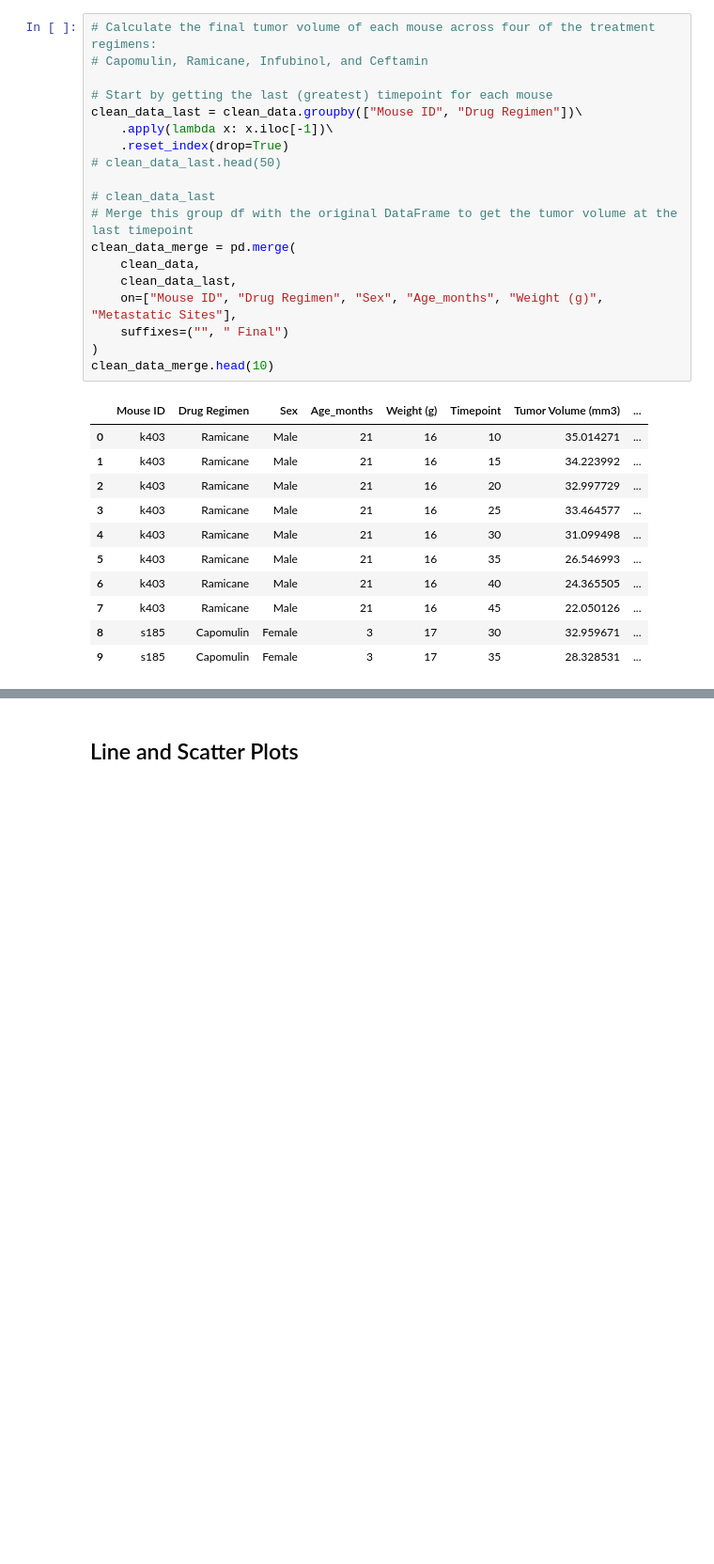
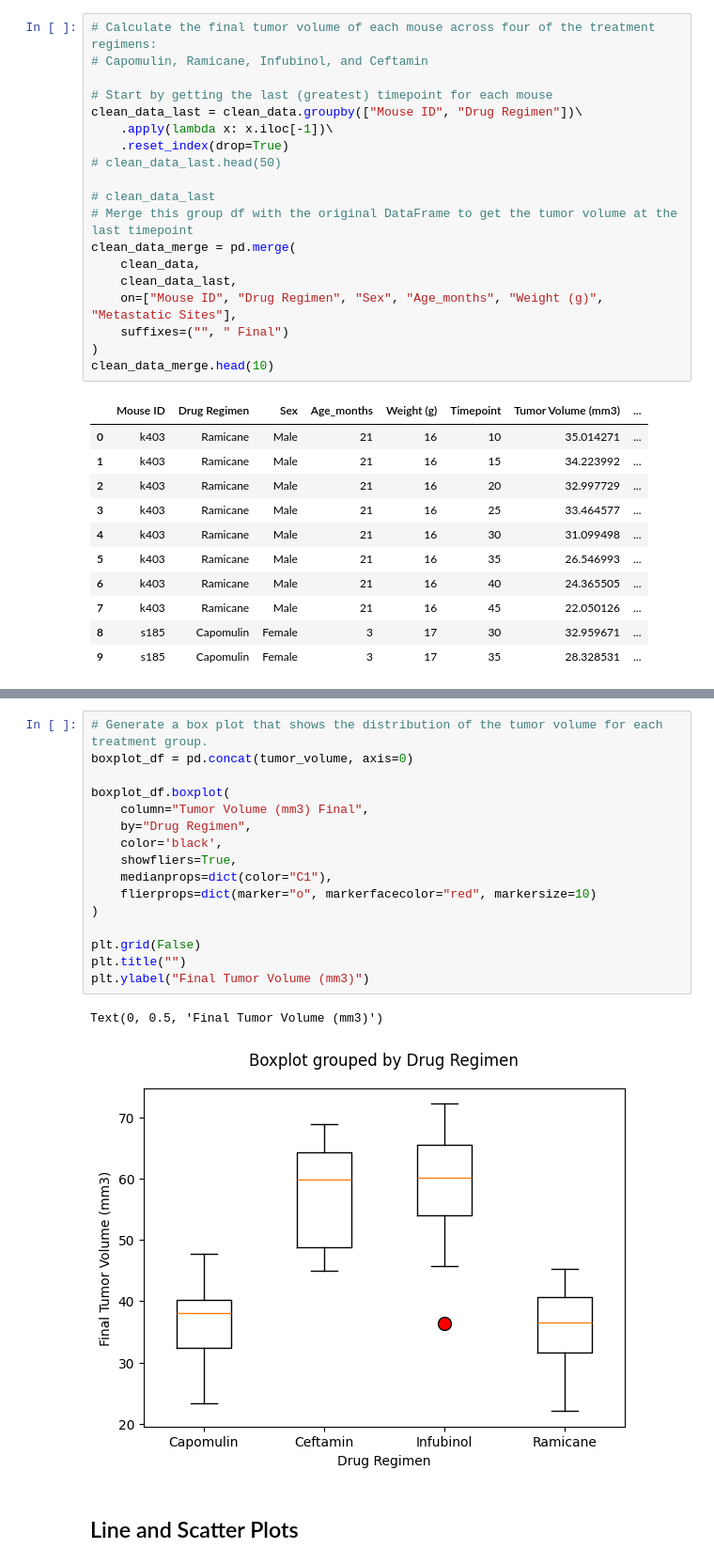
Before and after one commit to sibalea/Matplotlib-challenge, a Jupyter notebook: pymaceuticals_analysis.ipynb, the cells around one changed output, grey strips where cells are left out. Shown: that part at 94% size. Saved outputs shown, nothing was run; the diff lists cells and outputs as text; blank space fills up the shorter version.

```diff
--- a/pymaceuticals_analysis.ipynb
+++ b/pymaceuticals_analysis.ipynb
@@ -269,2 +263,21 @@ KeyError: '11    Capomulin\nName: Drug Regimen, dtype: object'
+# %%
+# Generate a box plot that shows the distribution of the tumor volume for each treatment group.
+boxplot_df = pd.concat(tumor_volume, axis=0)
+
+boxplot_df.boxplot(
+    column="Tumor Volume (mm3) Final",
+    by="Drug Regimen",
+    color='black',
+    showfliers=True,
+    medianprops=dict(color="C1"),
+    flierprops=dict(marker="o", markerfacecolor="red", markersize=10)
+)
+
+plt.grid(False)
+plt.title("")
+plt.ylabel("Final Tumor Volume (mm3)")
+# %% [output]
+Text(0, 0.5, 'Final Tumor Volume (mm3)')
+[figure, added]
 # %% [markdown]
 ## Line and Scatter Plots
```
Also changed, not shown: parts of 7 cells of this notebook.
